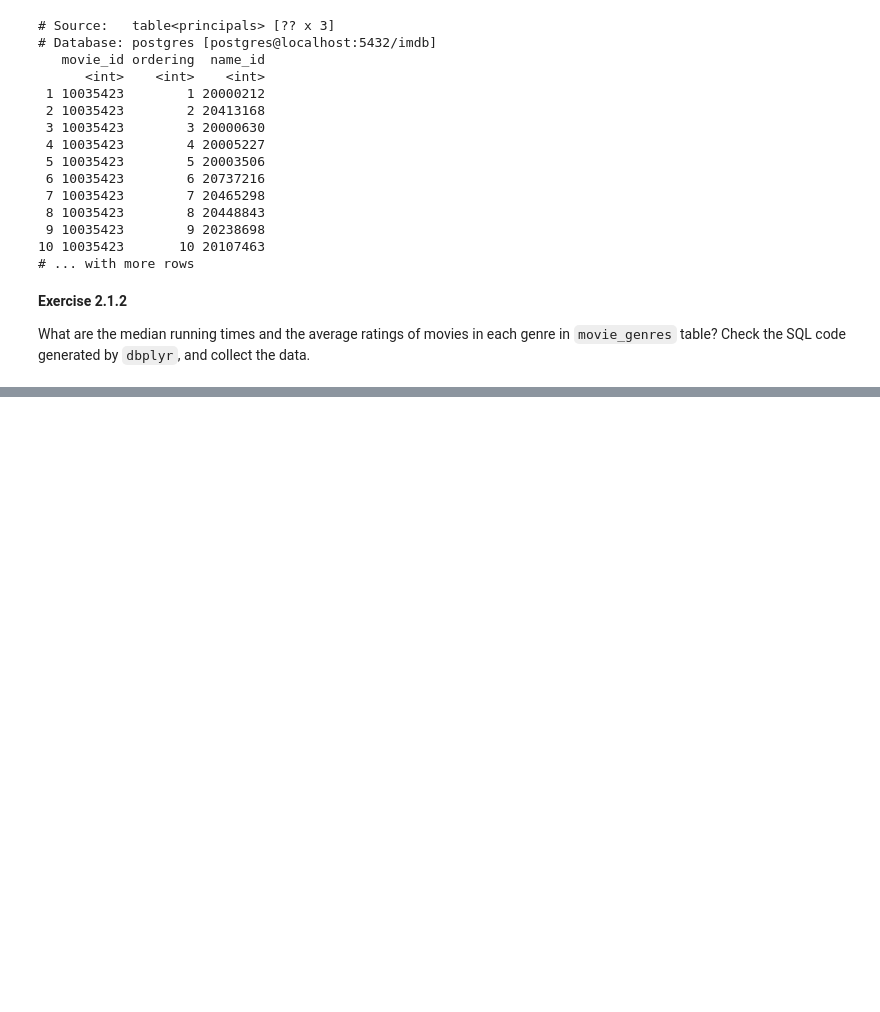
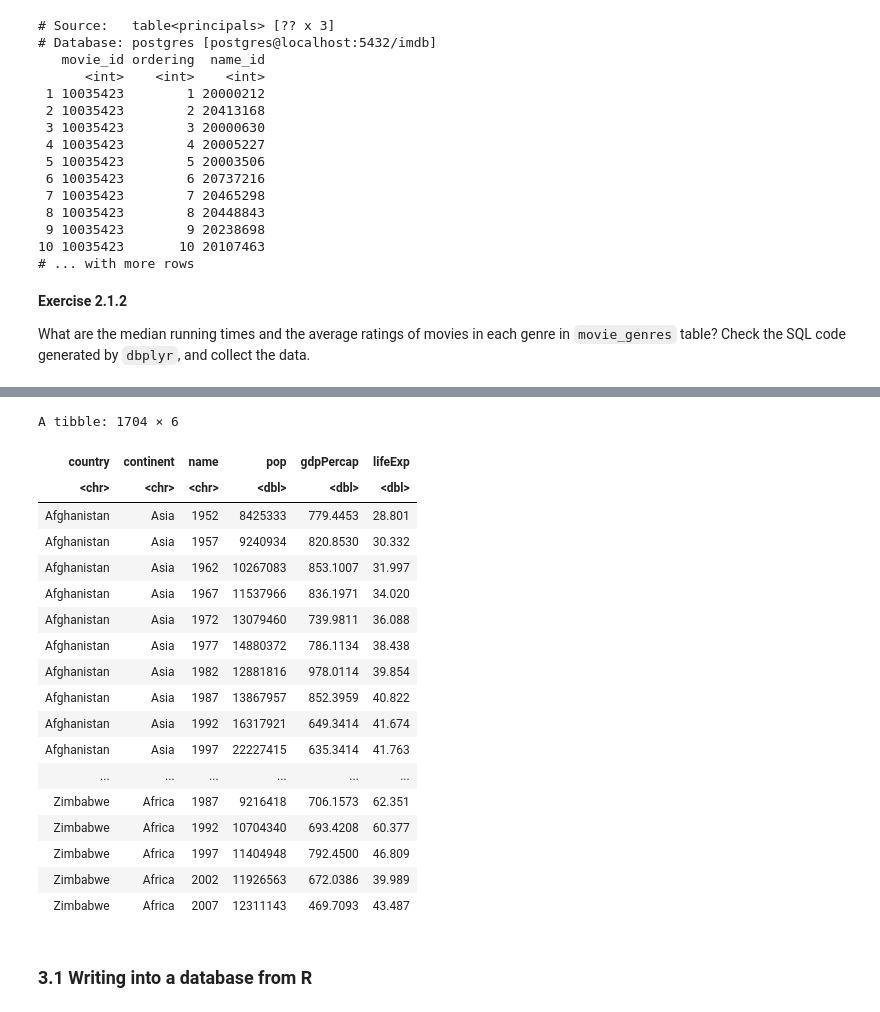
Before and after one commit to Lourenzutti/ssc-workshop-database-2022, a Jupyter notebook: ssc2022_r-to-sql.ipynb, the cells around one changed output, grey strips where cells are left out. Saved outputs shown, nothing was run; the diff lists cells and outputs as text; code cells hidden in the pictures; blank space fills up the shorter version.

```diff
--- a/ssc2022_r-to-sql.ipynb
+++ b/ssc2022_r-to-sql.ipynb
@@ -225,0 +298,30 @@ w
+# %%
+### BEGIN SOLUTION
+gapminder_clean <-
+    gapminder_raw %>%
+    pivot_longer(cols = c(-country, -variable), values_to = "value") %>%
+    separate(country, into = c('country', 'continent'), sep = '/') %>%
+    pivot_wider(names_from = 'variable', values_from = 'value')
+### END SOLUTION
+# %% [output]
+A tibble: 1704 × 6
+| country | continent | name | pop | gdpPercap | lifeExp |
+| <chr> | <chr> | <chr> | <dbl> | <dbl> | <dbl> |
+| Afghanistan | Asia | 1952 | 8425333 | 779.4453 | 28.801 |
+| Afghanistan | Asia | 1957 | 9240934 | 820.8530 | 30.332 |
+| Afghanistan | Asia | 1962 | 10267083 | 853.1007 | 31.997 |
+| Afghanistan | Asia | 1967 | 11537966 | 836.1971 | 34.020 |
+| Afghanistan | Asia | 1972 | 13079460 | 739.9811 | 36.088 |
+| Afghanistan | Asia | 1977 | 14880372 | 786.1134 | 38.438 |
+| Afghanistan | Asia | 1982 | 12881816 | 978.0114 | 39.854 |
+| Afghanistan | Asia | 1987 | 13867957 | 852.3959 | 40.822 |
+| Afghanistan | Asia | 1992 | 16317921 | 649.3414 | 41.674 |
+| Afghanistan | Asia | 1997 | 22227415 | 635.3414 | 41.763 |
+| ... | ... | ... | ... | ... | ... |
+| Zimbabwe | Africa | 1987 | 9216418 | 706.1573 | 62.351 |
+| Zimbabwe | Africa | 1992 | 10704340 | 693.4208 | 60.377 |
+| Zimbabwe | Africa | 1997 | 11404948 | 792.4500 | 46.809 |
+| Zimbabwe | Africa | 2002 | 11926563 | 672.0386 | 39.989 |
+| Zimbabwe | Africa | 2007 | 12311143 | 469.7093 | 43.487 |
+# %% [markdown]
+### 3.1 Writing into a database from R
```
Also changed, not shown: parts of 13 cells of this notebook.
